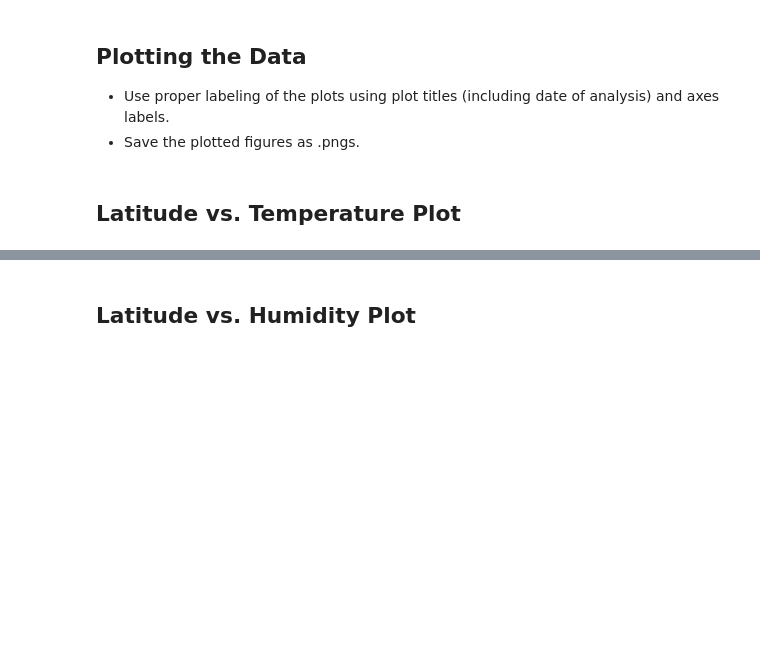
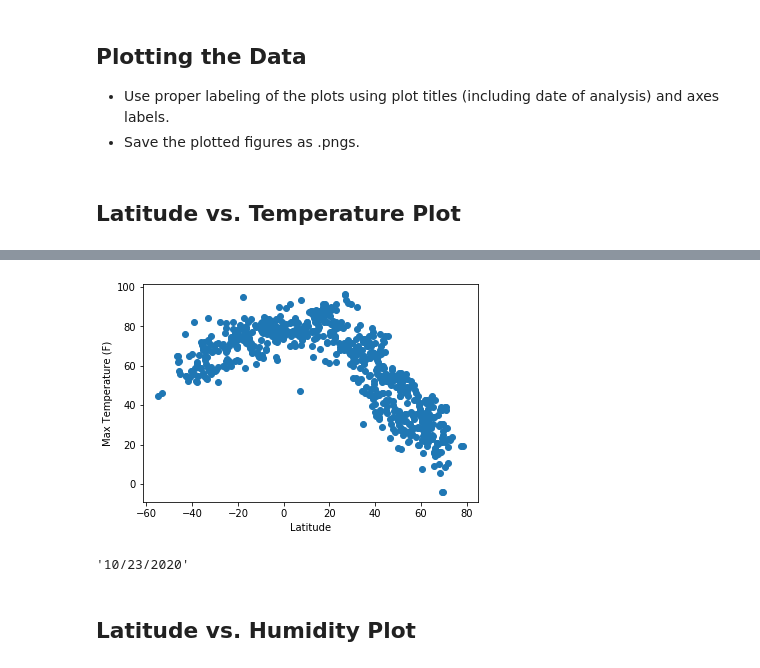
Before and after one commit to zsvorenova/api-challenge, a Jupyter notebook: WeatherPy.ipynb, the cells around one changed output, grey strips where cells are left out. Cells and saved outputs as stored; diff of their text form; code cells hidden in the pictures; blank space fills up the shorter version.

Commit message:
update the date format in df

```diff
--- a/WeatherPy.ipynb
+++ b/WeatherPy.ipynb
@@ -225,0 +225,4 @@ weather_cities.to_csv(output_data_file)
+# %%
+# reading data from csv to new plot so we do not have to run previous part always
+weather_df=pd.read_csv(output_data_file)
+weather_df.head()
@@ -225,0 +236,4 @@ weather_cities.to_csv(output_data_file)
+# %%
+# parse the Date to easier readible format
+weather_df["Date"] = pd.to_datetime(weather_df['Date'], unit='s').dt.strftime('%m/%d/%Y')
+weather_df.head()
@@ -235,3 +261,15 @@ weather_cities.to_csv(output_data_file)
+# %%
+date=weather_df["Date"].unique()[0]
+x_values = weather_df['Lat']
+y_values = weather_df['Max Temp (F)']
+plt.scatter(x_values,y_values)
+plt.xlabel('Latitude')
+plt.ylabel('Max Temperature (F)')
+plt.show()
+date
+# %% [output]
+[figure, added]
+'10/23/2020'
 # %% [markdown]
 ## Latitude vs. Humidity Plot
 # %%
```
Also changed, not shown: parts of 6 cells of this notebook, 1 other file.
